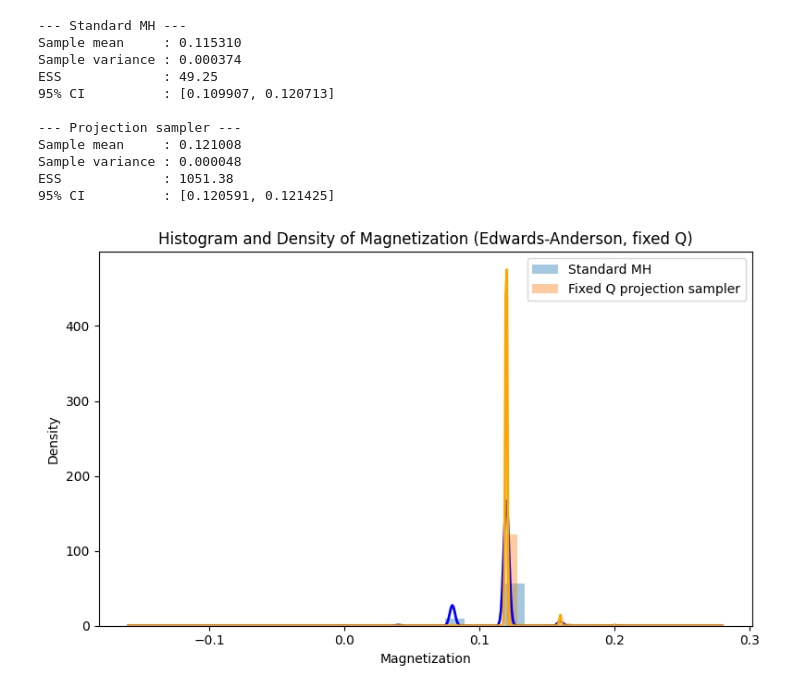
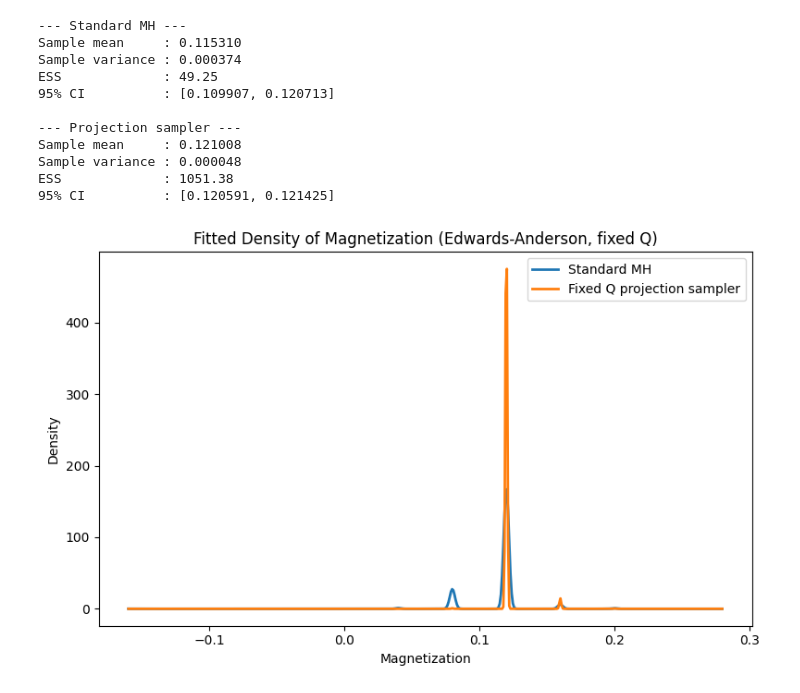
Before and after one commit to mchchoi/permutation, a Jupyter notebook: Edwards-Anderson/EA_fixed.ipynb, the cells around one changed output. Saved outputs shown, nothing was run; the diff lists cells and outputs as text; code cells hidden in the pictures.

```diff
--- a/Edwards-Anderson/EA_fixed.ipynb
+++ b/Edwards-Anderson/EA_fixed.ipynb
@@ -212,29 +214,29 @@ ESS             : 1051.38
 # %%
 import matplotlib.pyplot as plt
 from scipy.stats import gaussian_kde
 import numpy as np
 
 # Compute KDEs
 kde_std = gaussian_kde(mag_std)
 kde_proj = gaussian_kde(mag_mod)
 
 x_vals = np.linspace(min(np.min(mag_std), np.min(mag_mod)),
                      max(np.max(mag_std), np.max(mag_mod)), 500)
 
 # Plot histograms with density=True and overlay KDE curves
 plt.figure(figsize=(8, 5))
-plt.hist(mag_std, bins=30, alpha=0.4, label='Standard MH', density=True)
-plt.hist(mag_mod, bins=30, alpha=0.4, label='Fixed Q projection sampler', density=True)
+#plt.hist(mag_std, bins=30, alpha=0.4, label='Standard MH', density=True)
+#plt.hist(mag_mod, bins=30, alpha=0.4, label='Fixed Q projection sampler', density=True)
 
-plt.plot(x_vals, kde_std(x_vals), color='blue', lw=2, label='_nolegend_')
-plt.plot(x_vals, kde_proj(x_vals), color='orange', lw=2, label='_nolegend_')
+plt.plot(x_vals, kde_std(x_vals), lw=2, label='Standard MH')
+plt.plot(x_vals, kde_proj(x_vals), lw=2, label='Fixed Q projection sampler')
 
 plt.xlabel('Magnetization')
 plt.ylabel('Density')
-plt.title('Histogram and Density of Magnetization (Edwards-Anderson, fixed Q)')
+plt.title('Fitted Density of Magnetization (Edwards-Anderson, fixed Q)')
 plt.legend(loc='upper right')
 plt.tight_layout()
 plt.savefig('EA_histogram_density_fixed.png')
 plt.show()
 # %% [output]
-[figure, old version]
+[figure, new version]
```
Also changed, not shown: parts of 1 cell of this notebook.
